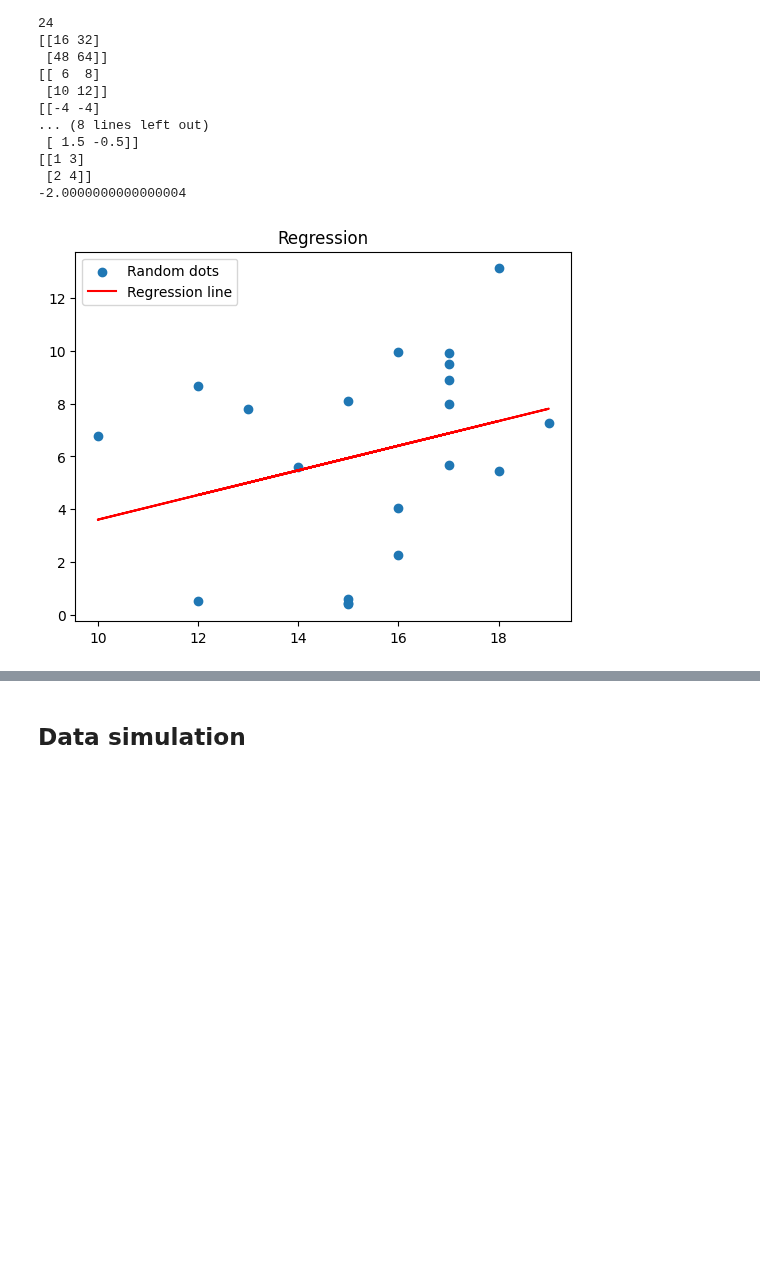
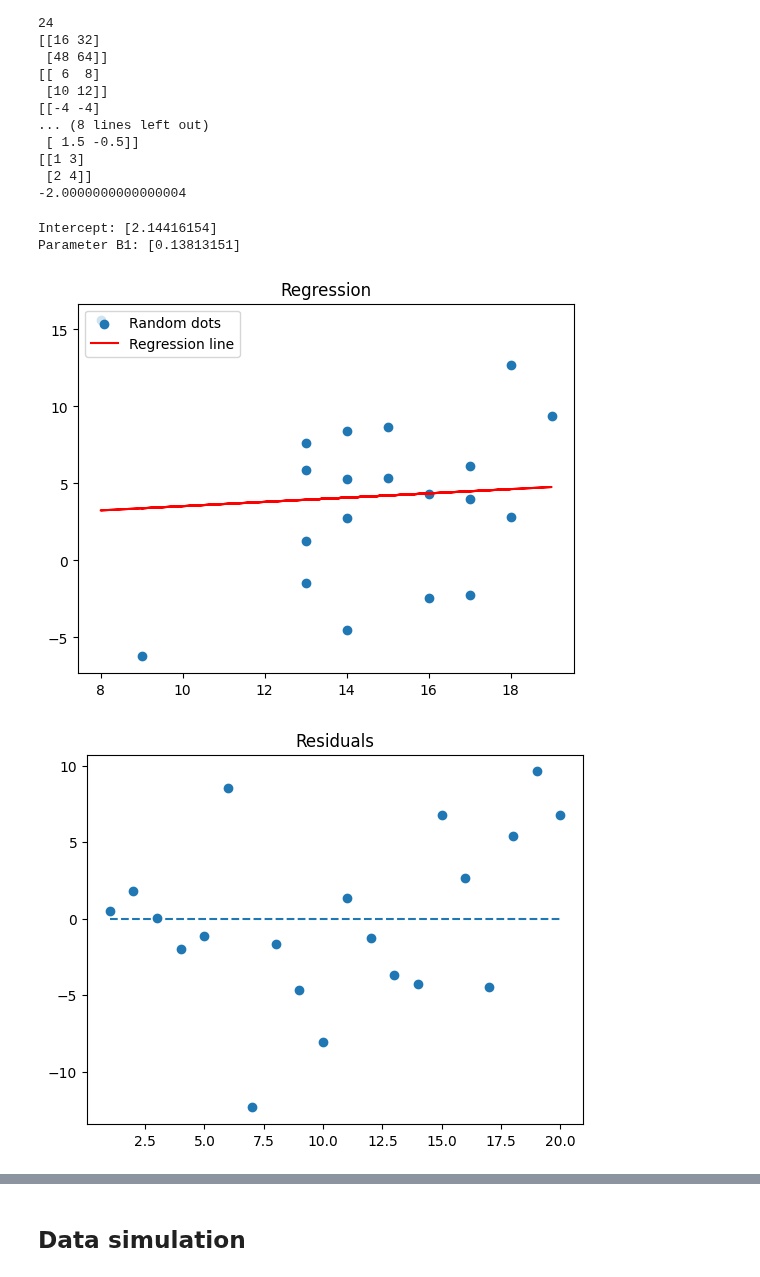
Before and after one commit to nescuderor/Personal_portfolio, a Jupyter notebook: 01_Basics.ipynb, the cells around one changed output, grey strips where cells are left out. Saved outputs shown, nothing was run; the diff lists cells and outputs as text; code cells hidden in the pictures; blank space fills up the shorter version.

```diff
--- a/01_Basics.ipynb
+++ b/01_Basics.ipynb
@@ -467,20 +490,32 @@ print(np.linalg.det(matrix1)) #Calculating the determinant
 # %%
 #Calculating a linear regression via OLS by the algebraic representation
 yvalues = np.transpose(np.array(np.random.normal(5, 5, 20), ndmin=2)) #Generating random numbers
 xvalues = np.column_stack([np.random.binomial(30, 0.5, 20)]) #Generating random explanatory variables
 
 #Restructuring X to add the constant term
 xvalues_ols = np.column_stack([np.ones((xvalues.shape[0], 1)), xvalues])
 
 #Calculating the coefficients via linear algebra
 estimates = np.dot(np.linalg.inv(np.dot(np.transpose(xvalues_ols), xvalues_ols)), np.dot(np.transpose(xvalues_ols), yvalues))
 yestim = np.dot(xvalues_ols, estimates)
 
+print("Intercept: {} \nParameter B1: {}".format(estimates[0], estimates[1]))
 #Plotting the random dots and the regression line
 plt.title("Regression")
 plt.scatter(xvalues, yvalues, label="Random dots")
 plt.plot(xvalues, yestim, c="r", label="Regression line")
 plt.legend(loc="upper left")
 plt.show()
+
+plt.title("Residuals")
+plt.scatter(x=range(1, len(yvalues)+1), y=(yestim - yvalues))
+plt.plot(range(1, len(yvalues)+1), np.array([0]* (len(yvalues))), "--")
+plt.show()
+
+#Deleting the temporary variables from the memory
+del xvalues, xvalues_ols, yvalues, yestim, estimates
 # %% [output]
+Intercept: [2.14416154]
+Parameter B1: [0.13813151]
-[figure, old version]
+[figure, new version]
+[figure, added]
```
Also changed, not shown: parts of 10 cells of this notebook, 1 other file.
